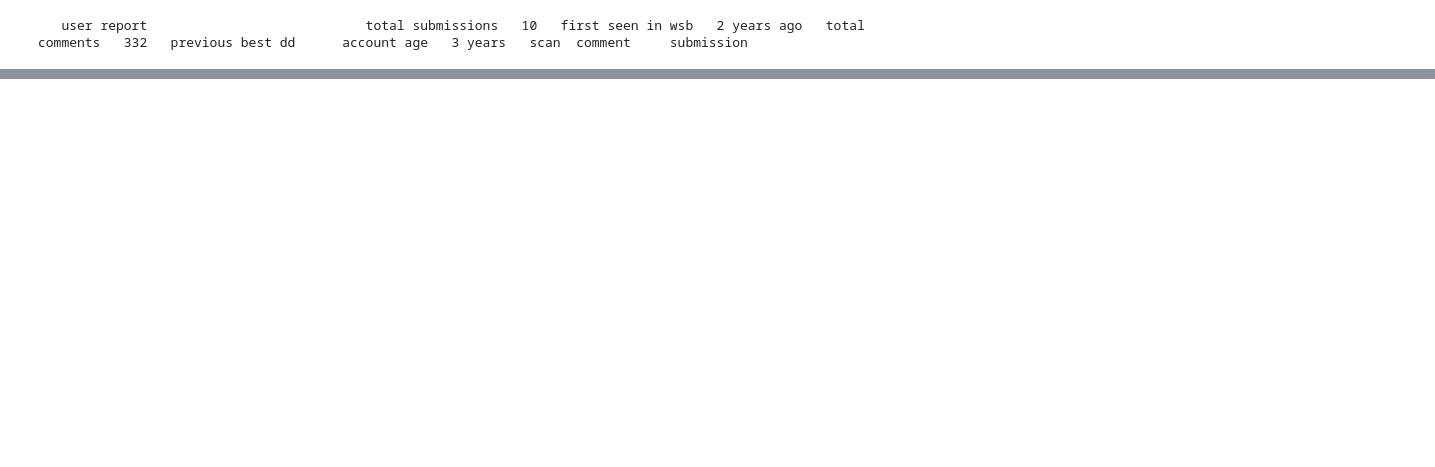
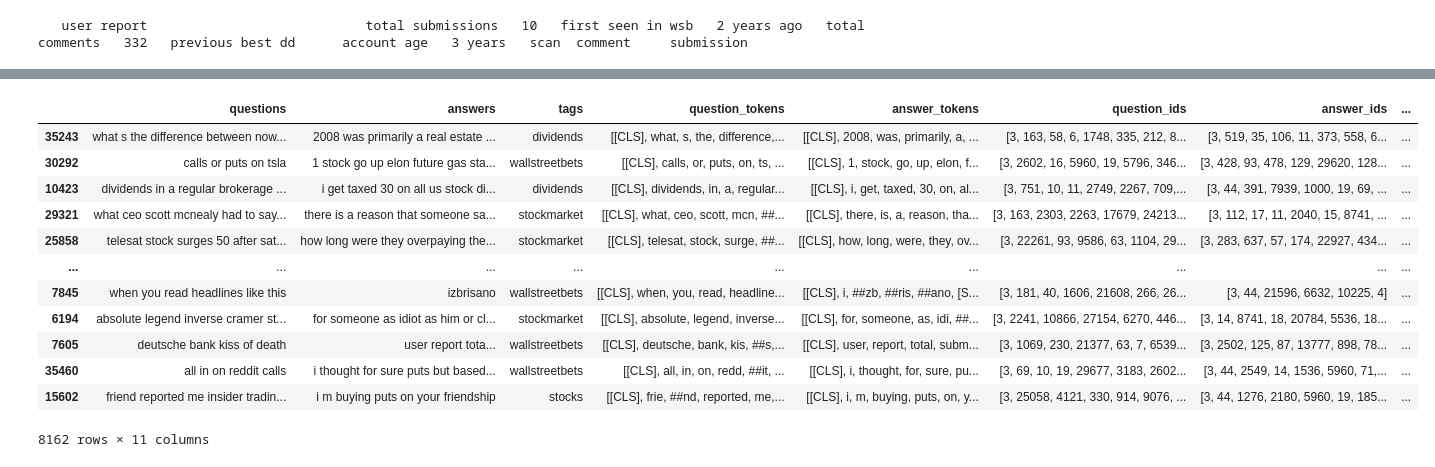
Before and after one commit to aes-pnat/Midas-ChatBot, a Jupyter notebook: Midas.ipynb, the cells around one changed output, grey strips where cells are left out. Cells and saved outputs as stored; diff of their text form; code cells hidden in the pictures; blank space fills up the shorter version.

```diff
--- a/Midas.ipynb
+++ b/Midas.ipynb
@@ -169,0 +203,16 @@ qna_df_reddit
+# %%
+validation
+# %% [output]
+|  | questions | answers | tags | question_tokens | answer_tokens | question_ids | answer_ids | ... |
+| 35243 | what s the difference between now... | 2008 was primarily a real estate ... | dividends | [[CLS], what, s, the, difference,... | [[CLS], 2008, was, primarily, a, ... | [3, 163, 58, 6, 1748, 335, 212, 8... | [3, 519, 35, 106, 11, 373, 558, 6... | ... |
+| 30292 | calls or puts on tsla | 1 stock go up elon future gas sta... | wallstreetbets | [[CLS], calls, or, puts, on, ts, ... | [[CLS], 1, stock, go, up, elon, f... | [3, 2602, 16, 5960, 19, 5796, 346... | [3, 428, 93, 478, 129, 29620, 128... | ... |
+| 10423 | dividends in a regular brokerage ... | i get taxed 30 on all us stock di... | dividends | [[CLS], dividends, in, a, regular... | [[CLS], i, get, taxed, 30, on, al... | [3, 751, 10, 11, 2749, 2267, 709,... | [3, 44, 391, 7939, 1000, 19, 69, ... | ... |
+| 29321 | what ceo scott mcnealy had to say... | there is a reason that someone sa... | stockmarket | [[CLS], what, ceo, scott, mcn, ##... | [[CLS], there, is, a, reason, tha... | [3, 163, 2303, 2263, 17679, 24213... | [3, 112, 17, 11, 2040, 15, 8741, ... | ... |
+| 25858 | telesat stock surges 50 after sat... | how long were they overpaying the... | stockmarket | [[CLS], telesat, stock, surge, ##... | [[CLS], how, long, were, they, ov... | [3, 22261, 93, 9586, 63, 1104, 29... | [3, 283, 637, 57, 174, 22927, 434... | ... |
+| ... | ... | ... | ... | ... | ... | ... | ... | ... |
+| 7845 | when you read headlines like this | izbrisano | wallstreetbets | [[CLS], when, you, read, headline... | [[CLS], i, ##zb, ##ris, ##ano, [S... | [3, 181, 40, 1606, 21608, 266, 26... | [3, 44, 21596, 6632, 10225, 4] | ... |
+| 6194 | absolute legend inverse cramer st... | for someone as idiot as him or cl... | stockmarket | [[CLS], absolute, legend, inverse... | [[CLS], for, someone, as, idi, ##... | [3, 2241, 10866, 27154, 6270, 446... | [3, 14, 8741, 18, 20784, 5536, 18... | ... |
+| 7605 | deutsche bank kiss of death | user report tota... | wallstreetbets | [[CLS], deutsche, bank, kis, ##s,... | [[CLS], user, report, total, subm... | [3, 1069, 230, 21377, 63, 7, 6539... | [3, 2502, 125, 87, 13777, 898, 78... | ... |
+| 35460 | all in on reddit calls | i thought for sure puts but based... | wallstreetbets | [[CLS], all, in, on, redd, ##it, ... | [[CLS], i, thought, for, sure, pu... | [3, 69, 10, 19, 29677, 3183, 2602... | [3, 44, 2549, 14, 1536, 5960, 71,... | ... |
+| 15602 | friend reported me insider tradin... | i m buying puts on your friendship | stocks | [[CLS], frie, ##nd, reported, me,... | [[CLS], i, m, buying, puts, on, y... | [3, 25058, 4121, 330, 914, 9076, ... | [3, 44, 1276, 2180, 5960, 19, 185... | ... |
+8162 rows × 11 columns
```
Also changed, not shown: parts of 18 cells of this notebook.
